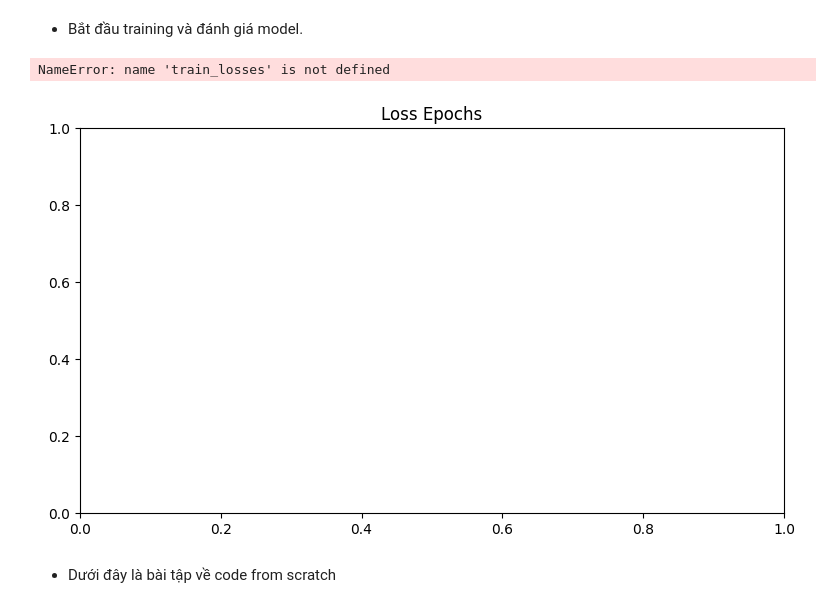
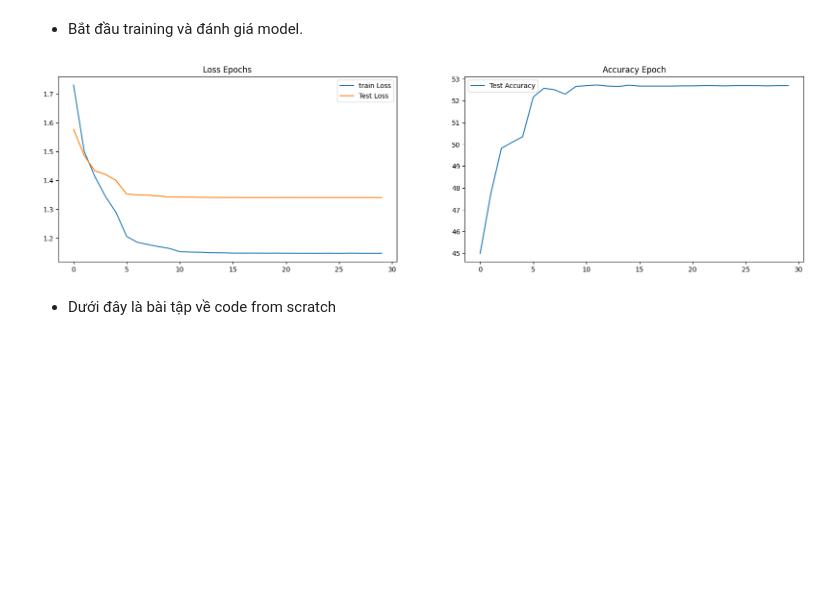
Before and after one commit to GiaHuy0704/Machine-Learning, a Jupyter notebook: Lab7/MLP_CIFAR10.ipynb, the cells around one changed output. Saved outputs shown, nothing was run; the diff lists cells and outputs as text; code cells hidden in the pictures; blank space fills up the shorter version.

```diff
--- a/Lab7/MLP_CIFAR10.ipynb
+++ b/Lab7/MLP_CIFAR10.ipynb
@@ -73,7 +73,7 @@ from torch.optim.lr_scheduler import StepLR
 
 # Assuming 'model', 'trainloader', 'testloader', 'loss_fn', and 'device' are already defined
 
-n_epochs = 10
+n_epochs = 30
 train_losses = []
 train_accuracies = []
 test_losses = []
@@ -149,19 +156,26 @@ Epoch [10/10], Loss: 1.1605, Accuracy: 60.96%, Test Loss: 1.3442, Test Accuracy:
 # %% [markdown]
 + Bắt đầu training và đánh giá model.
 # %%
-plt.figure(figsize = (20, 5))
+import matplotlib.pyplot as plt
+
+# Assuming 'train_losses', 'test_losses', and 'test_accuracies' are already defined
+
+plt.figure(figsize=(20, 5))
+
 plt.subplot(121)
 plt.title('Loss Epochs')
-plt.plot(train_losses, label = 'Train Loss')
-plt.plot(test_losses, label = 'Test Loss')
+plt.plot(train_losses, label='train Loss')
+plt.plot(test_losses, label='Test Loss')
 plt.legend()
+
 plt.subplot(122)
 plt.title('Accuracy Epoch')
-plt.plot(test_accuracies, label = 'Test Accuracy')
+plt.plot(test_accuracies, label='Test Accuracy')
 plt.legend()
+
+plt.show()
 # %% [output]
-NameError: name 'train_losses' is not defined
-[figure, old version]
+[figure, new version]
 # %% [markdown]
 + Dưới đây là bài tập về code from scratch
 # %%
```
Also changed, not shown: parts of 3 cells of this notebook.
